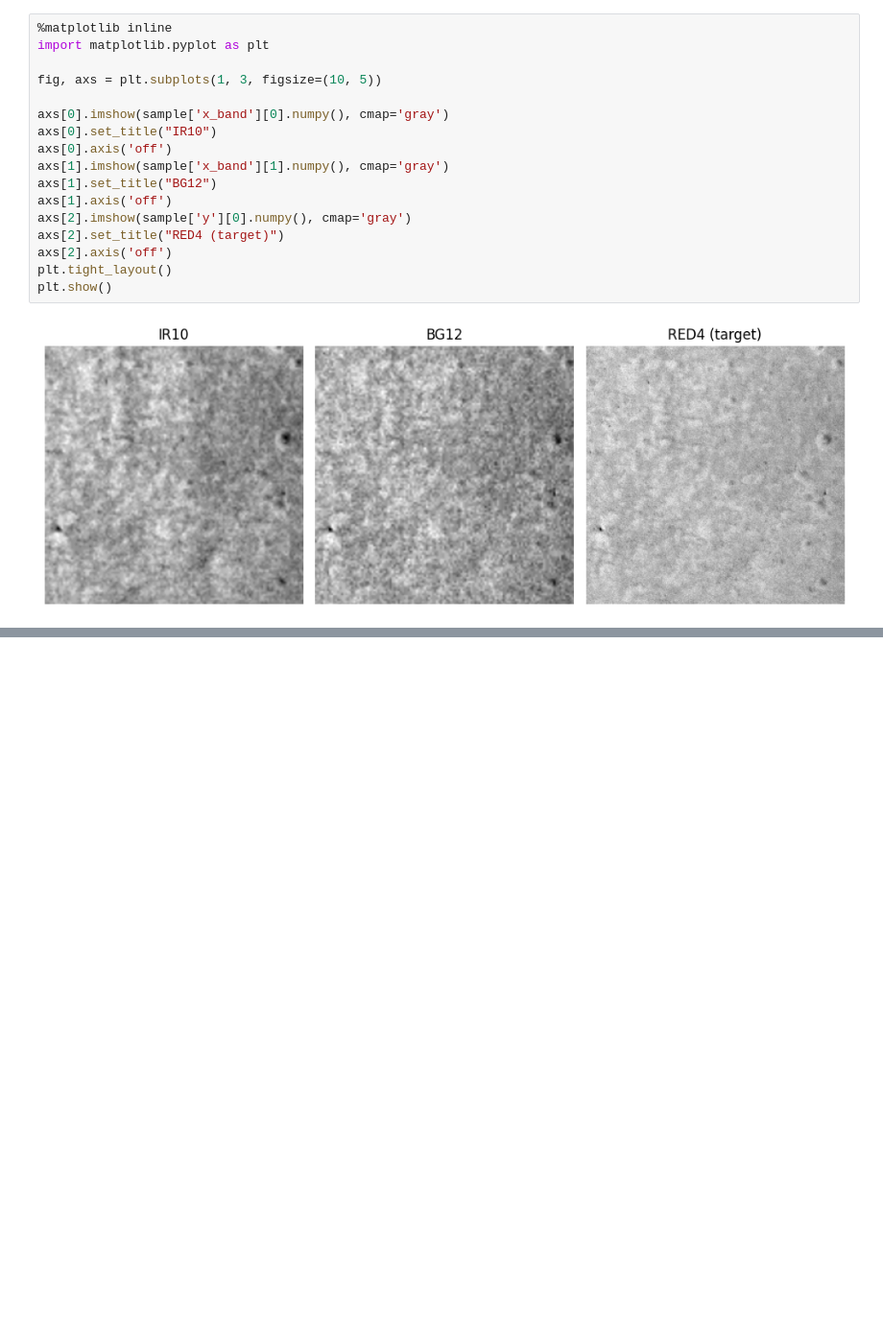
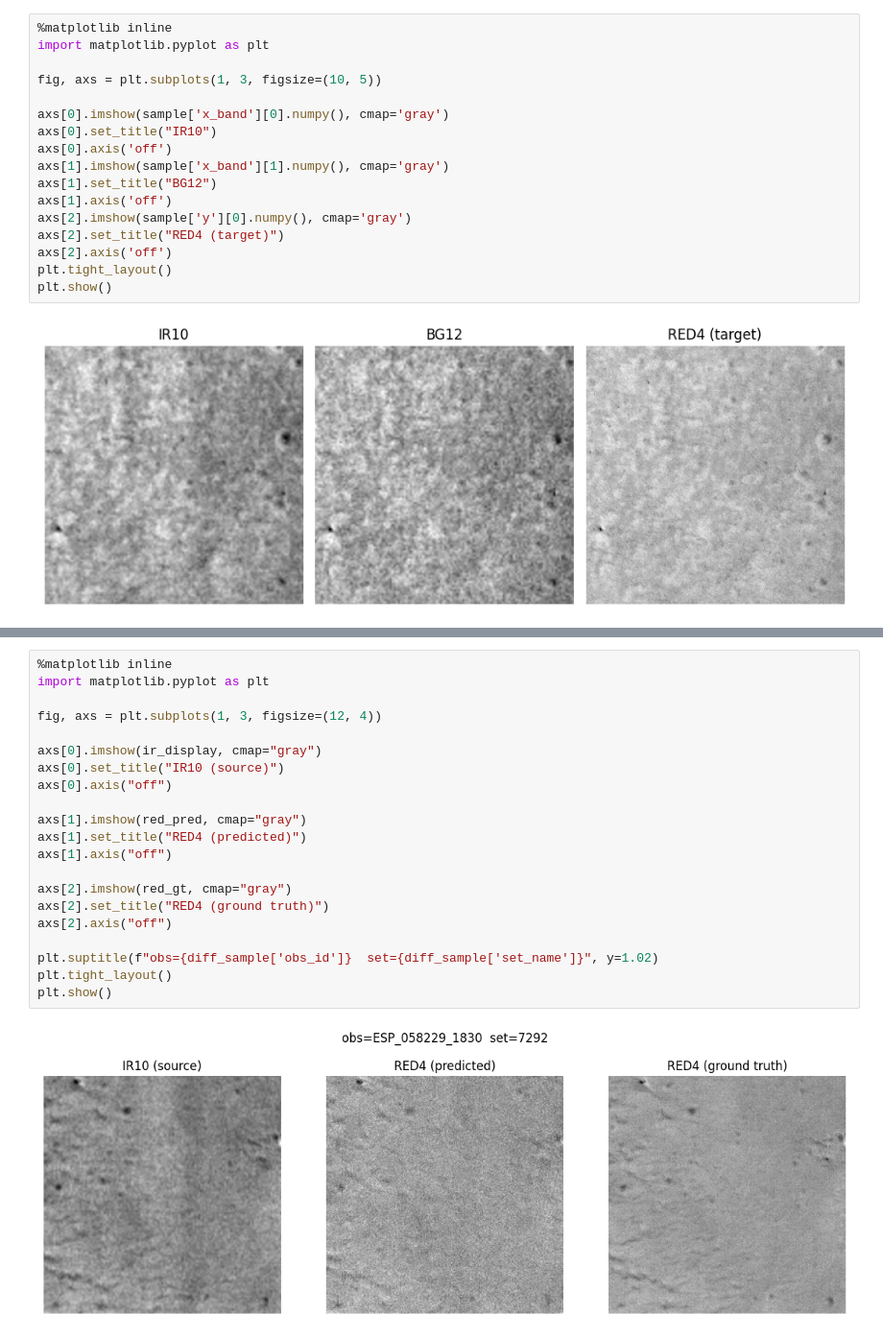
Before and after one commit to EricKing22/HiRISE_diffusion, a Jupyter notebook: interpolate.ipynb, the cells around one changed output, grey strips where cells are left out. Shown at 96% size. Drawn from its saved outputs; the diff is of its cells as text; blank space fills up the shorter version.

```diff
--- a/interpolate.ipynb
+++ b/interpolate.ipynb
@@ -50,0 +134,23 @@ plt.show()
+# %%
+%matplotlib inline
+import matplotlib.pyplot as plt
+
+fig, axs = plt.subplots(1, 3, figsize=(12, 4))
+
+axs[0].imshow(ir_display, cmap="gray")
+axs[0].set_title("IR10 (source)")
+axs[0].axis("off")
+
+axs[1].imshow(red_pred, cmap="gray")
+axs[1].set_title("RED4 (predicted)")
+axs[1].axis("off")
+
+axs[2].imshow(red_gt, cmap="gray")
+axs[2].set_title("RED4 (ground truth)")
+axs[2].axis("off")
+
+plt.suptitle(f"obs={diff_sample['obs_id']}  set={diff_sample['set_name']}", y=1.02)
+plt.tight_layout()
+plt.show()
+# %% [output]
+[figure, added]
```
Also changed, not shown: parts of 5 cells of this notebook, 7 other files.
